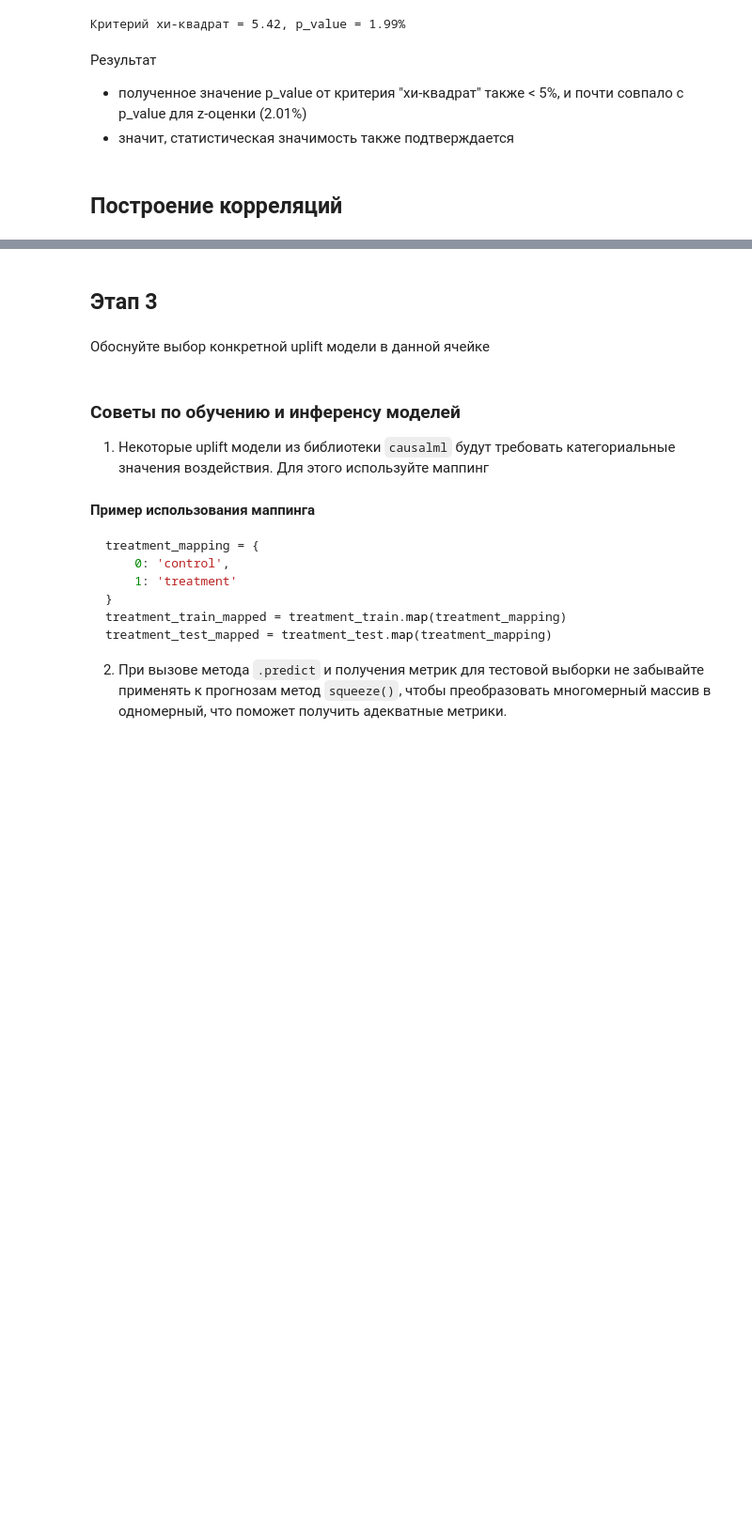
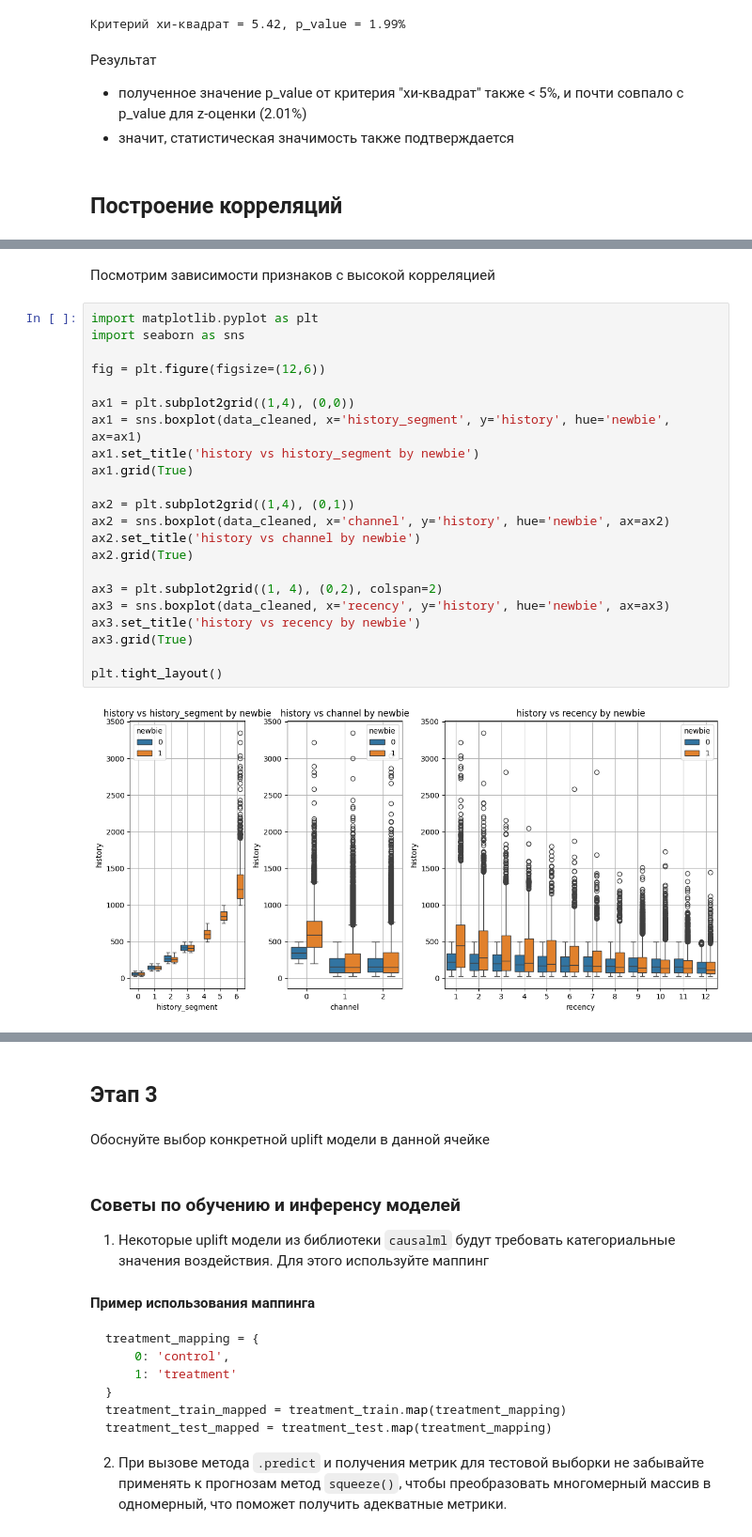
Before and after one commit to khromenko/mle-uplift-final-project-2025, a Jupyter notebook: final_project.ipynb, the cells around one changed output, grey strips where cells are left out. Shown at 94% size. Drawn from its saved outputs; the diff is of its cells as text; blank space fills up the shorter version.

Commit message:
Часть 1. Этап 2 - Проведение EDA - выполнен анализ корреляций и связей признаков, таргета и воздействия

```diff
--- a/final_project.ipynb
+++ b/final_project.ipynb
@@ -321,0 +326,26 @@ print(f'Критерий хи-квадрат = {chi2:.2f}, p_value = {100*p_valu
+# %% [markdown]
+Посмотрим зависимости признаков с высокой корреляцией
+# %%
+import matplotlib.pyplot as plt
+import seaborn as sns
+
+fig = plt.figure(figsize=(12,6))
+
+ax1 = plt.subplot2grid((1,4), (0,0))
+ax1 = sns.boxplot(data_cleaned, x='history_segment', y='history', hue='newbie', ax=ax1)
+ax1.set_title('history vs history_segment by newbie')
+ax1.grid(True)
+
+ax2 = plt.subplot2grid((1,4), (0,1))
+ax2 = sns.boxplot(data_cleaned, x='channel', y='history', hue='newbie', ax=ax2)
+ax2.set_title('history vs channel by newbie')
+ax2.grid(True)
+
+ax3 = plt.subplot2grid((1, 4), (0,2), colspan=2)
+ax3 = sns.boxplot(data_cleaned, x='recency', y='history', hue='newbie', ax=ax3)
+ax3.set_title('history vs recency by newbie')
+ax3.grid(True)
+
+plt.tight_layout()
+# %% [output]
+[figure, added]
```
Also changed, not shown: parts of 37 cells of this notebook.
